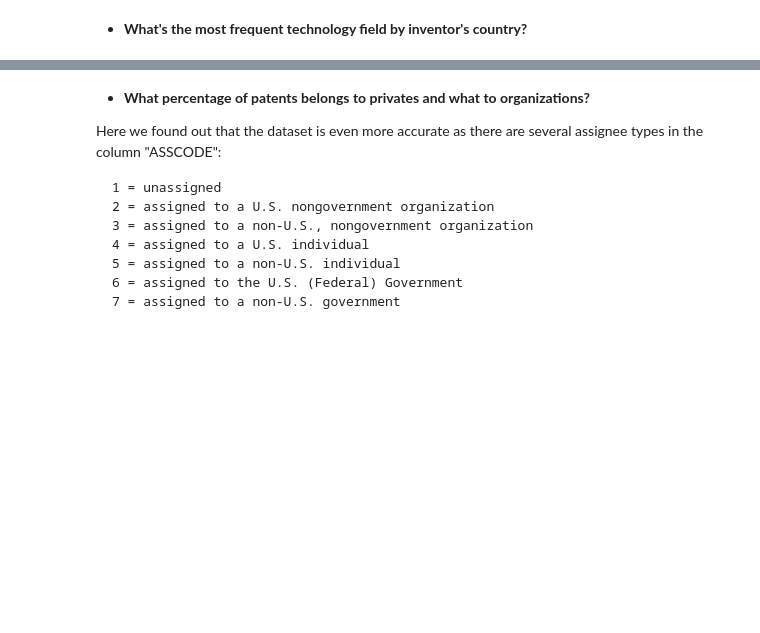
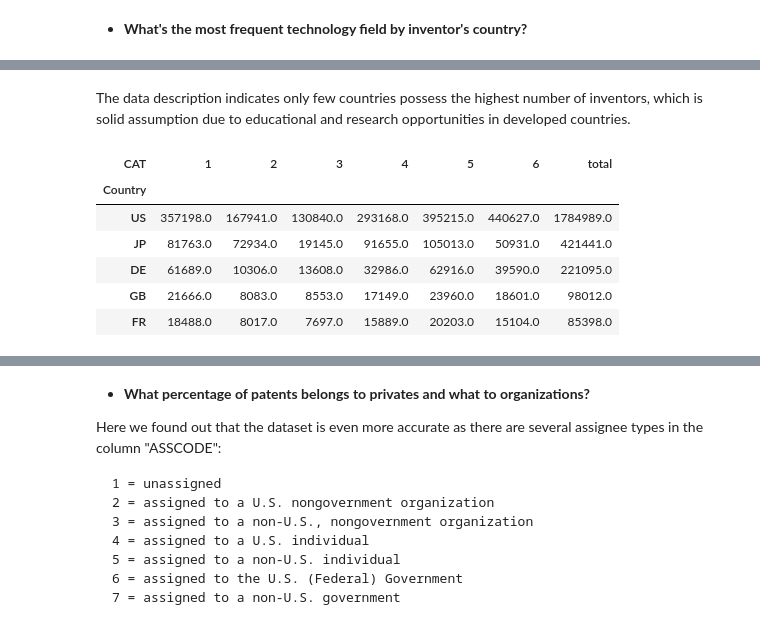
Before and after one commit to antonino-barbera/seanbi, a Jupyter notebook: project/project.ipynb, the cells around one changed output, grey strips where cells are left out. Drawn from its saved outputs; the diff is of its cells as text; code cells hidden in the pictures; blank space fills up the shorter version.

```diff
--- a/project/project.ipynb
+++ b/project/project.ipynb
@@ -452,0 +493,16 @@ plt.show()
+# %% [markdown]
+The data description indicates only few countries possess the highest number of inventors, which is solid assumption due to educational and research opportunities in developed countries.
+# %%
+#Ordering dataframe by total number of patents
+ordered=country.fillna(0)
+ordered["total"]=np.sum(ordered,axis=1)
+ordered=ordered.sort_values("total",ascending=False)
+ordered.head()
+# %% [output]
+| CAT | 1 | 2 | 3 | 4 | 5 | 6 | total |
+| Country |  |  |  |  |  |  |  |
+| US | 357198.0 | 167941.0 | 130840.0 | 293168.0 | 395215.0 | 440627.0 | 1784989.0 |
+| JP | 81763.0 | 72934.0 | 19145.0 | 91655.0 | 105013.0 | 50931.0 | 421441.0 |
+| DE | 61689.0 | 10306.0 | 13608.0 | 32986.0 | 62916.0 | 39590.0 | 221095.0 |
+| GB | 21666.0 | 8083.0 | 8553.0 | 17149.0 | 23960.0 | 18601.0 | 98012.0 |
+| FR | 18488.0 | 8017.0 | 7697.0 | 15889.0 | 20203.0 | 15104.0 | 85398.0 |
```
Also changed, not shown: parts of 15 cells of this notebook, 2 other files.
